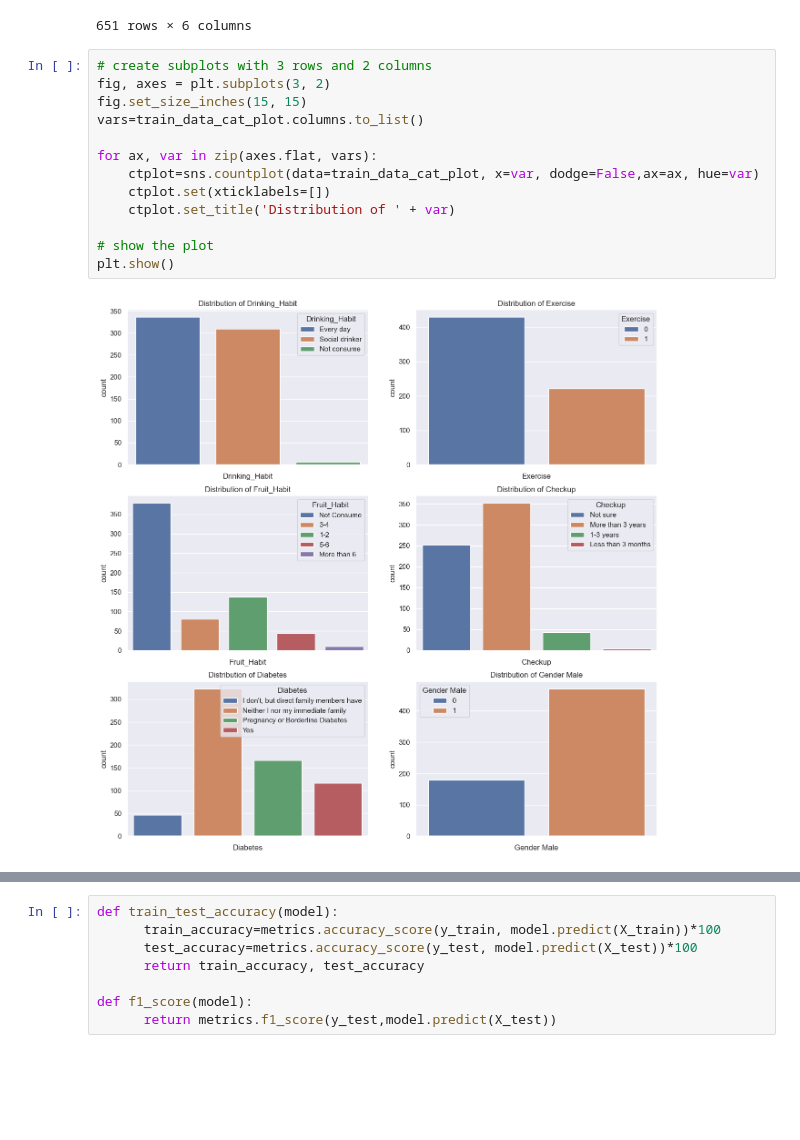
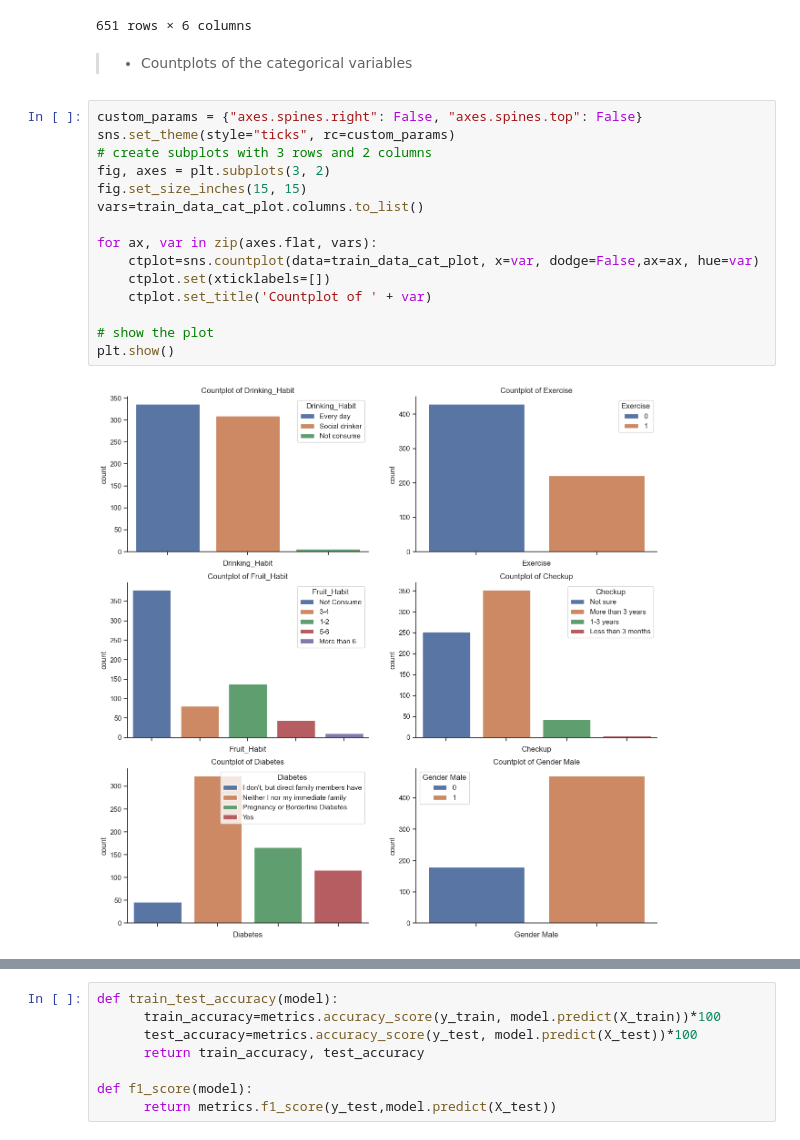
Before and after one commit to henrymmarques/MLProject, a Jupyter notebook: FINAL - Group03.ipynb, the cells around one changed output, grey strips where cells are left out. Cells and saved outputs as stored; diff of their text form; blank space fills up the shorter version.

```diff
--- a/FINAL - Group03.ipynb
+++ b/FINAL - Group03.ipynb
@@ -975,18 +983,22 @@ train_data_cat_plot
 | 1523 | Every day | 0 | 1-2 | Not sure | Neither I nor my immediate family | 1 |
 | 1434 | Social drinker | 1 | Not Consume | More than 3 years | Pregnancy or Borderline Diabetes | 0 |
 651 rows × 6 columns
+# %% [markdown]
+> * Countplots of the categorical variables
 # %%
+custom_params = {"axes.spines.right": False, "axes.spines.top": False}
+sns.set_theme(style="ticks", rc=custom_params)
 # create subplots with 3 rows and 2 columns
 fig, axes = plt.subplots(3, 2)
 fig.set_size_inches(15, 15)
 vars=train_data_cat_plot.columns.to_list()
 
 for ax, var in zip(axes.flat, vars):
     ctplot=sns.countplot(data=train_data_cat_plot, x=var, dodge=False,ax=ax, hue=var)
     ctplot.set(xticklabels=[])
-    ctplot.set_title('Distribution of ' + var)
+    ctplot.set_title('Countplot of ' + var)
 
 # show the plot
 plt.show()
 # %% [output]
-[figure, old version]
+[figure, new version]
```
Also changed, not shown: parts of 22 cells of this notebook.
